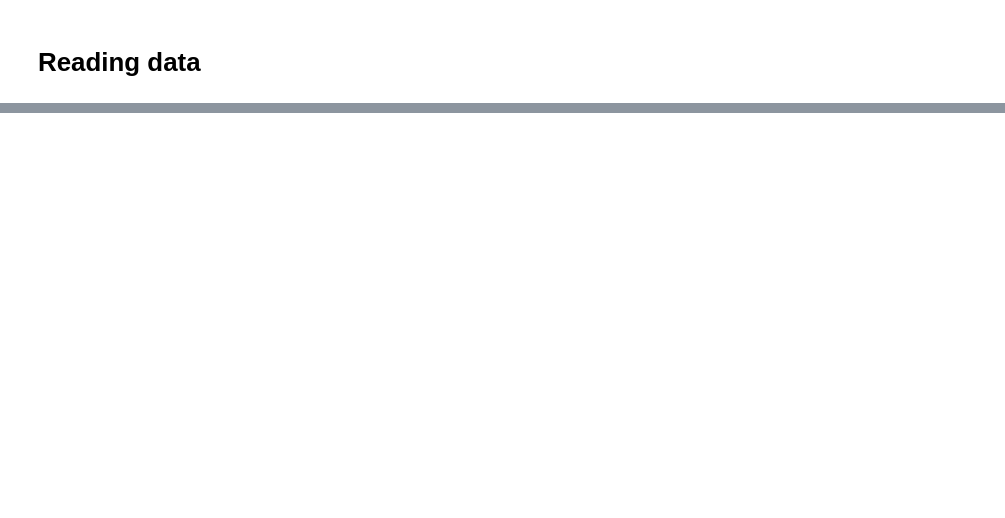
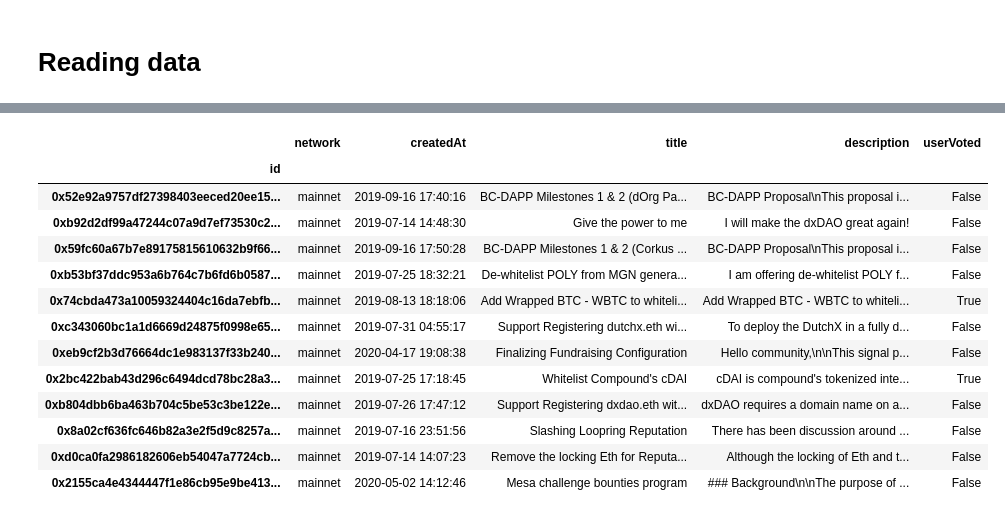
Before and after one commit to daviddavo/upm-tfm-notebooks, a Jupyter notebook: 01_mvp.ipynb, the cells around one changed output, grey strips where cells are left out. Drawn from its saved outputs; the diff is of its cells as text; code cells hidden in the pictures; blank space fills up the shorter version.

```diff
--- a/01_mvp.ipynb
+++ b/01_mvp.ipynb
@@ -50,0 +290,13 @@ dfp
+# %%
+u_t = torch.LongTensor(train_df['uid'])
+# We shift every pid index by uid to ensure the node id is not repeated
+# with the user node id
+p_t = torch.LongTensor(train_df['pid']) + N_USERS
+
+# Because it is a bidirectional graph, we add both u->p and p->u
+edge_index = torch.stack([
+    torch.cat([u_t, p_t]),
+    torch.cat([p_t, u_t]),
+]).to(device)
+
+edge_index.shape
@@ -50,0 +344,7 @@ dfp
+# %%
+EPOCHS = 50
+BATCH_SIZE = 16
+LEARNING_RATE = 0.0001
+DECAY = 0.0001
+# Latent space dimensions
+EMBEDDING_DIM = 32
@@ -50,0 +700,35 @@ dfp
+# %%
+def recommend(user: str, K: int = 12, ignore_train: bool=False):
+    uid = encoder_user.transform([user])[0]
+    print(f"Recommending {K} proposals for user {user} (uid:{uid}) with {vpu.at[user]} votes")
+
+    # Getting embedding
+    _, out = model(edge_index)
+    user_embed, item_embed = torch.split(out, (model.n_users, model.n_items))
+    relevance_score = torch.matmul(user_embed, torch.transpose(item_embed, 0, 1))
+    if ignore_train:
+        i = torch.stack([
+            torch.LongTensor(train_df['uid'].values),
+            torch.LongTensor(train_df['pid'].values),
+        ])
+        v = torch.ones(len(train_df), dtype=torch.float64)
+        t_interactions = torch.sparse.FloatTensor(i, v, (model.n_users, model.n_items)).to_dense().to(device)
+        # mask out training user-item interactions from metric computation
+        # We are only interested in novel items, as a user won't be interested
+        # in "voting again"
+        relevance_score = torch.mul(relevance_score, (1 - t_interactions))
+
+    topk_relevance_indices = torch.topk(relevance_score, K).indices
+
+    pids = topk_relevance_indices[uid].tolist()
+    proposals = dfp.loc[encoder_prop.inverse_transform(pids)]
+
+    proposals['userVoted'] = dfv.groupby('proposal')['voter'].apply(lambda x: user in set(x))
+
+    print(f"precision@{K}={sum(proposals['userVoted'])/len(proposals)*100:.2f}%")
+
+    return proposals
+
+user = "0x334f12afb7d8740868be04719639616533075234" # vpu[(12 < vpu) & (vpu < 38)].sample().index[0]
+recommend(user, ignore_train=True)[['network', 'createdAt', 'title', 'description', 'userVoted']]
+# %% [output]
@@ -50,0 +737,14 @@ dfp
+|  | network | createdAt | title | description | userVoted |
+| id |  |  |  |  |  |
+| 0x52e92a9757df27398403eeced20ee15... | mainnet | 2019-09-16 17:40:16 | BC-DAPP Milestones 1 & 2 (dOrg Pa... | BC-DAPP Proposal\nThis proposal i... | False |
+| 0xb92d2df99a47244c07a9d7ef73530c2... | mainnet | 2019-07-14 14:48:30 | Give the power to me | I will make the dxDAO great again! | False |
+| 0x59fc60a67b7e89175815610632b9f66... | mainnet | 2019-09-16 17:50:28 | BC-DAPP Milestones 1 & 2 (Corkus ... | BC-DAPP Proposal\nThis proposal i... | False |
+| 0xb53bf37ddc953a6b764c7b6fd6b0587... | mainnet | 2019-07-25 18:32:21 | De-whitelist POLY from MGN genera... | I am offering de-whitelist POLY f... | False |
+| 0x74cbda473a10059324404c16da7ebfb... | mainnet | 2019-08-13 18:18:06 | Add Wrapped BTC - WBTC to whiteli... | Add Wrapped BTC - WBTC to whiteli... | True |
+| 0xc343060bc1a1d6669d24875f0998e65... | mainnet | 2019-07-31 04:55:17 | Support Registering dutchx.eth wi... | To deploy the DutchX in a fully d... | False |
+| 0xeb9cf2b3d76664dc1e983137f33b240... | mainnet | 2020-04-17 19:08:38 | Finalizing Fundraising Configuration | Hello community,\n\nThis signal p... | False |
+| 0x2bc422bab43d296c6494dcd78bc28a3... | mainnet | 2019-07-25 17:18:45 | Whitelist Compound's cDAI | cDAI is compound's tokenized inte... | True |
+| 0xb804dbb6ba463b704c5be53c3be122e... | mainnet | 2019-07-26 17:47:12 | Support Registering dxdao.eth wit... | dxDAO requires a domain name on a... | False |
+| 0x8a02cf636fc646b82a3e2f5d9c8257a... | mainnet | 2019-07-16 23:51:56 | Slashing Loopring Reputation | There has been discussion around ... | False |
+| 0xd0ca0fa2986182606eb54047a7724cb... | mainnet | 2019-07-14 14:07:23 | Remove the locking Eth for Reputa... | Although the locking of Eth and t... | False |
+| 0x2155ca4e4344447f1e86cb95e9be413... | mainnet | 2020-05-02 14:12:46 | Mesa challenge bounties program | ### Background\n\nThe purpose of ... | False |
```
Also changed, not shown: parts of 28 cells of this notebook.
